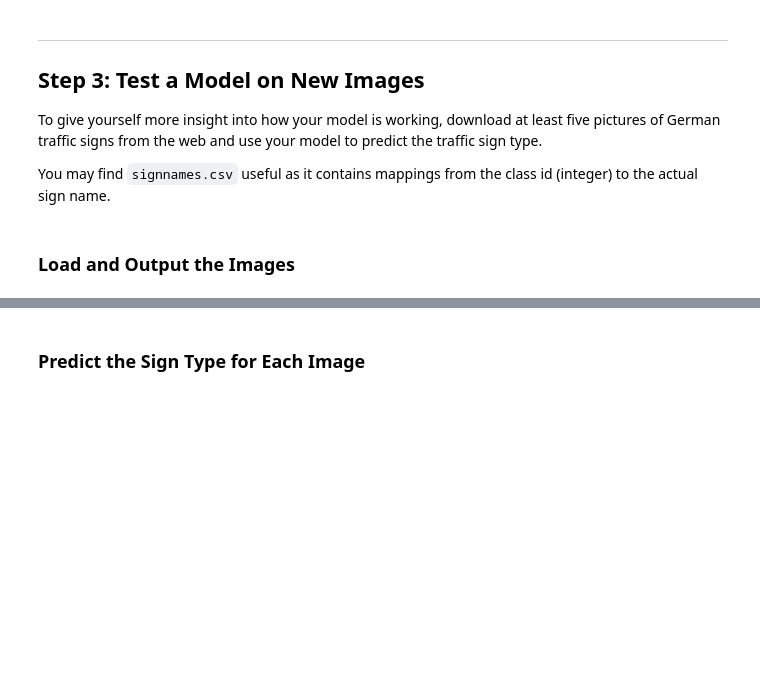
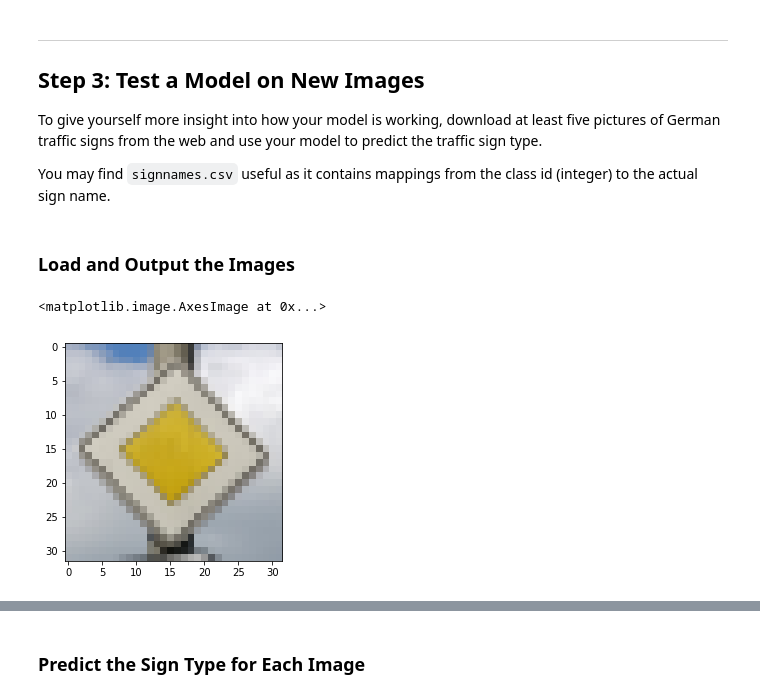
Before and after one commit to mischastik/CarND-Traffic-Sign-Classifier-Project, a Jupyter notebook: Traffic_Sign_Classifier.ipynb, the cells around one changed output, grey strips where cells are left out. Drawn from its saved outputs; the diff is of its cells as text; code cells hidden in the pictures; blank space fills up the shorter version.

```diff
--- a/Traffic_Sign_Classifier.ipynb
+++ b/Traffic_Sign_Classifier.ipynb
@@ -382,0 +411,15 @@ You may find `signnames.csv` useful as it contains mappings from the class id (i
+# %%
+### Load the images and plot them here.
+### Feel free to use as many code cells as needed.
+import matplotlib.image as mpimg
+i12=mpimg.imread('my-signs/12_1.png')
+i13=mpimg.imread('my-signs/13_1.png')
+i14=mpimg.imread('my-signs/14_1.png')
+i15=mpimg.imread('my-signs/15_1.png')
+i35=mpimg.imread('my-signs/35_1.png')
+i36=mpimg.imread('my-signs/36_1.png')
+i37=mpimg.imread('my-signs/37_1.png')
+plt.imshow(i12)
+# %% [output]
+<matplotlib.image.AxesImage at 0x...>
+[figure, added]
```
Also changed, not shown: parts of 14 cells of this notebook.
